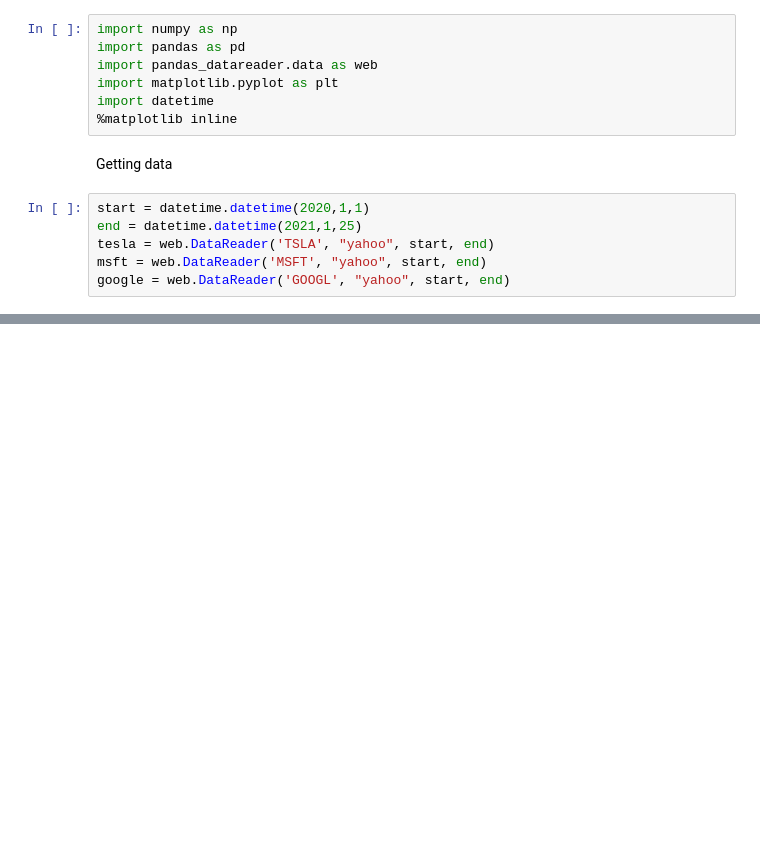
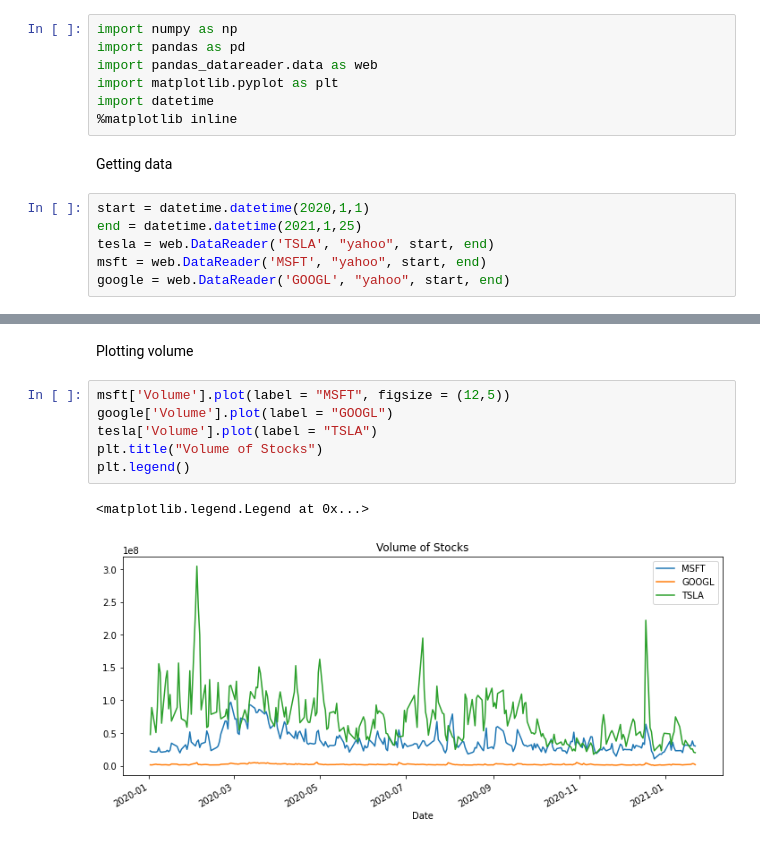
Before and after one commit to tszabad/FCC_dataanalytics, a Jupyter notebook: stock_analysis.ipynb, the cells around one changed output, grey strips where cells are left out. Drawn from its saved outputs; the diff is of its cells as text; blank space fills up the shorter version.

```diff
--- a/stock_analysis.ipynb
+++ b/stock_analysis.ipynb
@@ -25,0 +29,11 @@ plt.legend()
+# %% [markdown]
+Plotting volume
+# %%
+msft['Volume'].plot(label = "MSFT", figsize = (12,5))
+google['Volume'].plot(label = "GOOGL")
+tesla['Volume'].plot(label = "TSLA")
+plt.title("Volume of Stocks")
+plt.legend()
+# %% [output]
+<matplotlib.legend.Legend at 0x...>
+[figure, added]
```
Also changed, not shown: parts of 5 cells of this notebook.
